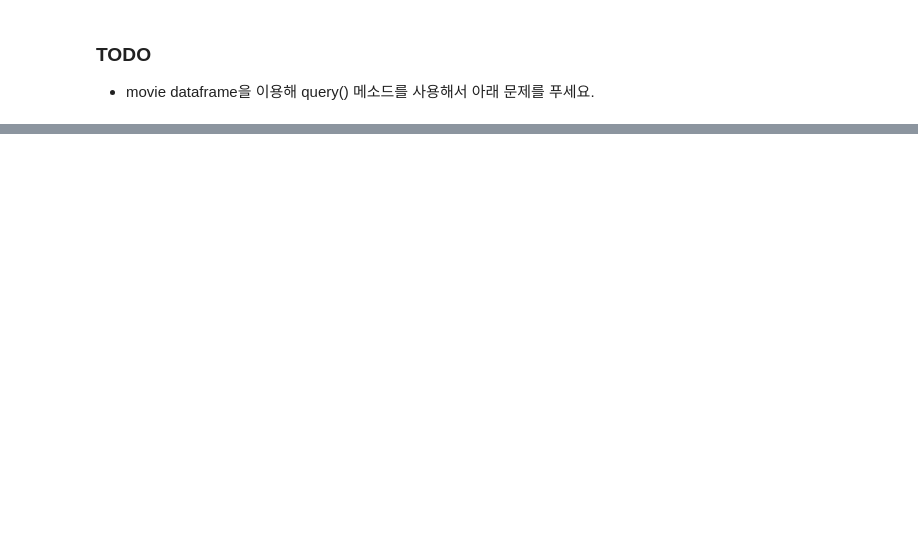
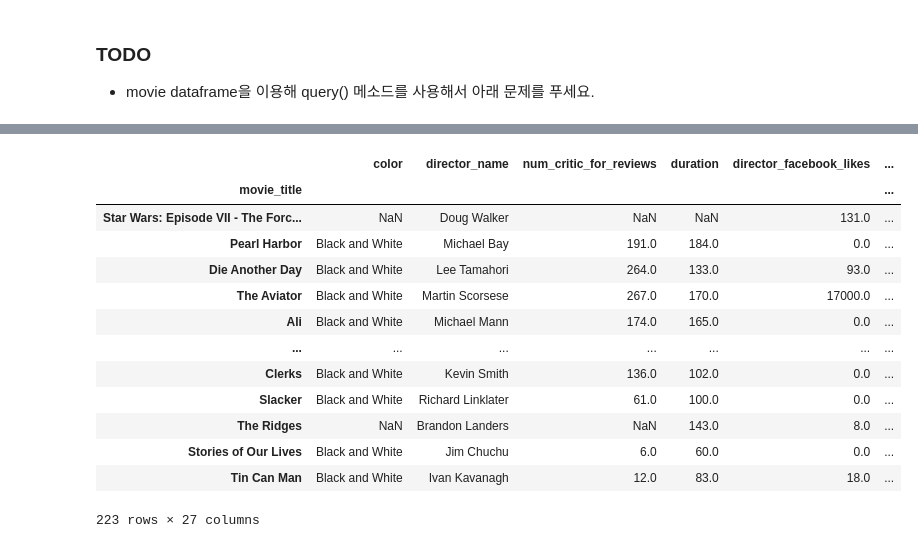
Before and after one commit to Gogimin/SKN13_Jimin, a Jupyter notebook: 06_pandas_시각화/02_Pandas_DataFrame.ipynb, the cells around one changed output, grey strips where cells are left out. Drawn from its saved outputs; the diff is of its cells as text; code cells hidden in the pictures; blank space fills up the shorter version.

```diff
--- a/06_pandas_시각화/02_Pandas_DataFrame.ipynb
+++ b/06_pandas_시각화/02_Pandas_DataFrame.ipynb
@@ -1326,5 +1978,7 @@ df.query(f"name == '{name}'")
 ### TODO
 
 -   movie dataframe을 이용해 query() 메소드를 사용해서 아래 문제를 푸세요.
+# %%
+movie = pd.read_csv('data/movie.csv', index_col='movie_title')
 # %%
 # 1. 상영시간이 300분 이상인 영화들만 조회
@@ -1333,4 +2011,20 @@ df.query(f"name == '{name}'")
 # %%
 # 3. 컬러영화가 아닌 영화 조회
+movie[movie["color"] != "Color"]
+# %% [output]
+|  | color | director_name | num_critic_for_reviews | duration | director_facebook_likes | ... |
+| movie_title |  |  |  |  |  | ... |
+| Star Wars: Episode VII - The Forc... | NaN | Doug Walker | NaN | NaN | 131.0 | ... |
+| Pearl Harbor | Black and White | Michael Bay | 191.0 | 184.0 | 0.0 | ... |
+| Die Another Day | Black and White | Lee Tamahori | 264.0 | 133.0 | 93.0 | ... |
+| The Aviator | Black and White | Martin Scorsese | 267.0 | 170.0 | 17000.0 | ... |
+| Ali | Black and White | Michael Mann | 174.0 | 165.0 | 0.0 | ... |
+| ... | ... | ... | ... | ... | ... | ... |
+| Clerks | Black and White | Kevin Smith | 136.0 | 102.0 | 0.0 | ... |
+| Slacker | Black and White | Richard Linklater | 61.0 | 100.0 | 0.0 | ... |
+| The Ridges | NaN | Brandon Landers | NaN | 143.0 | 8.0 | ... |
+| Stories of Our Lives | Black and White | Jim Chuchu | 6.0 | 60.0 | 0.0 | ... |
+| Tin Can Man | Black and White | Ivan Kavanagh | 12.0 | 83.0 | 18.0 | ... |
+223 rows × 27 columns
 # %%
 # 4. 감독 이름에  James가 들어가는 영화조회
```
Also changed, not shown: parts of 88 cells of this notebook.
